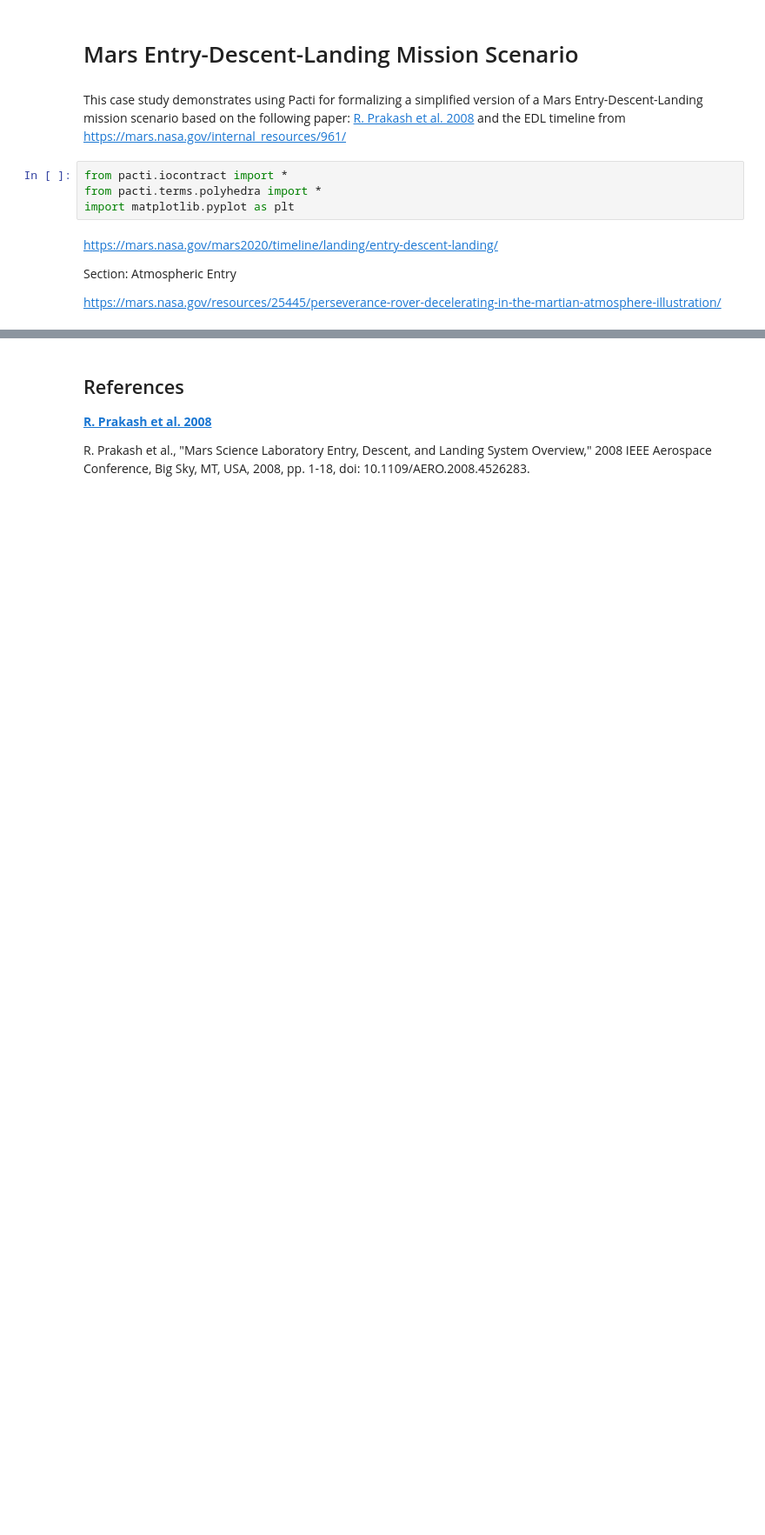
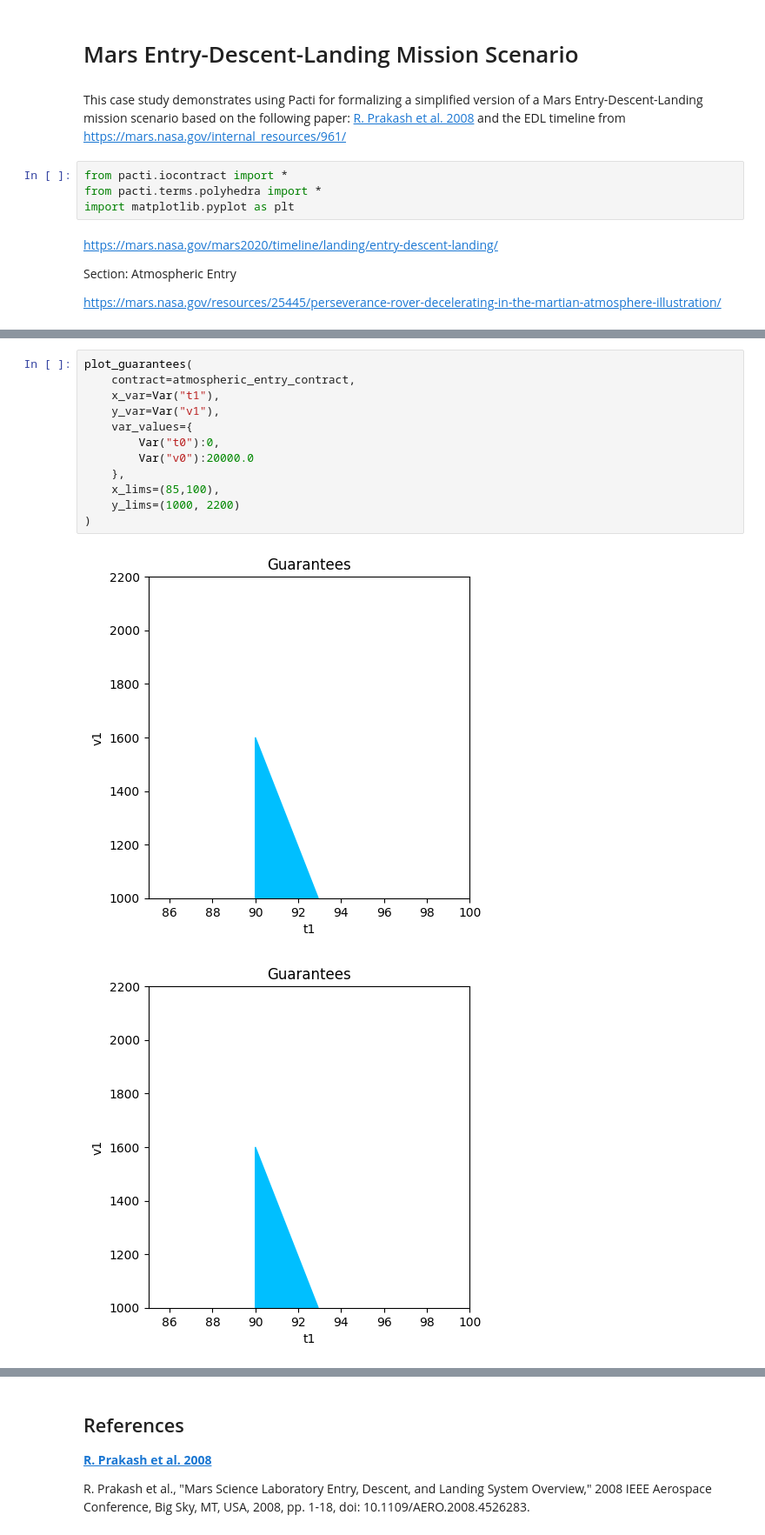
Before and after one commit to pacti-org/pacti, a Jupyter notebook: case_studies/mars_entry_descent_landing/mars_edl.ipynb, the cells around one changed output, grey strips where cells are left out. Shown at 87% size. Saved outputs shown, nothing was run; the diff lists cells and outputs as text; blank space fills up the shorter version.

Commit message:
atmospheric entry & parachute descent phases

```diff
--- a/case_studies/mars_entry_descent_landing/mars_edl.ipynb
+++ b/case_studies/mars_entry_descent_landing/mars_edl.ipynb
@@ -16 +65,16 @@ https://mars.nasa.gov/resources/25445/perseverance-rover-decelerating-in-the-mar
+# %%
+plot_guarantees(
+    contract=atmospheric_entry_contract,
+    x_var=Var("t1"),
+    y_var=Var("v1"),
+    var_values={
+        Var("t0"):0,
+        Var("v0"):20000.0
+    },
+    x_lims=(85,100),
+    y_lims=(1000, 2200)
+)
+# %% [output]
+[figure, added]
+[figure, added]
 # %%
```
Also changed, not shown: parts of 5 cells of this notebook.
